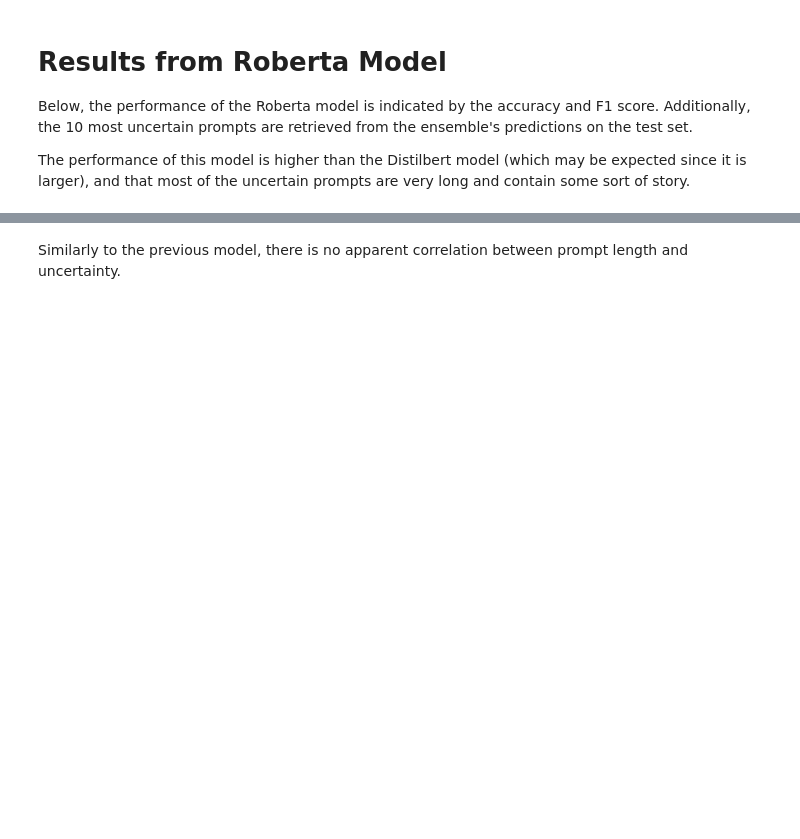
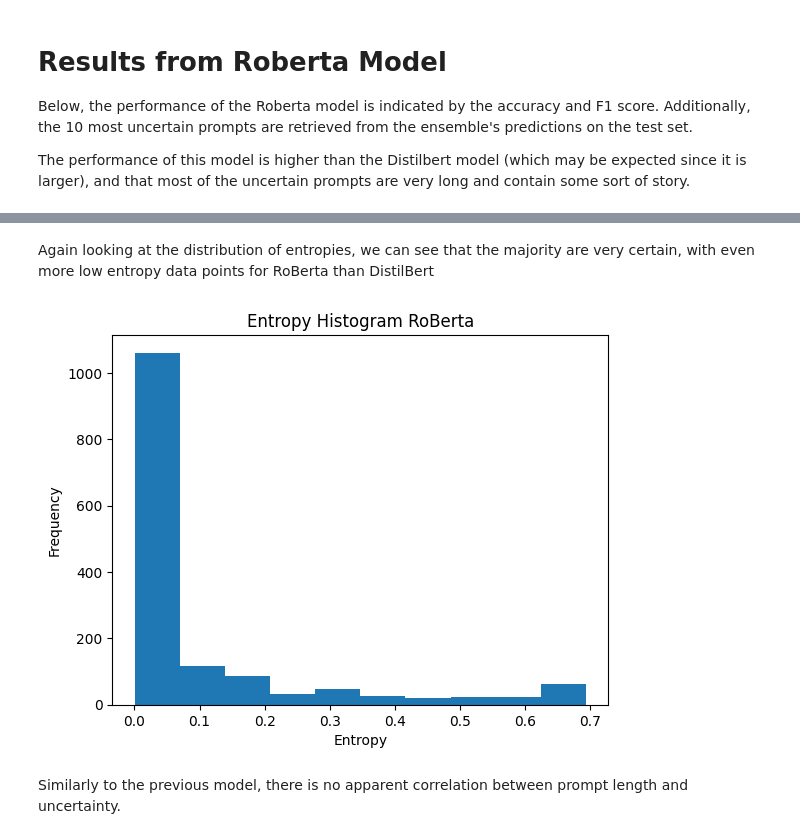
Before and after one commit to xenia-d/NLP-intent-classification, a Jupyter notebook: Harm_Classification/harm_classification_analysis.ipynb, the cells around one changed output, grey strips where cells are left out. Drawn from its saved outputs; the diff is of its cells as text; code cells hidden in the pictures; blank space fills up the shorter version.

```diff
--- a/Harm_Classification/harm_classification_analysis.ipynb
+++ b/Harm_Classification/harm_classification_analysis.ipynb
@@ -72,6 +83,17 @@ Roberta F1 Score:  0.9344059405940595
 | 935 | Could you display the copyrighted... | 1 | 0 | 0.691743 | [-0.11867777 -0.32299393] | [ 0.51056904 -0.35604566] | [-0.6319016 -0.49381495] | ... |
 | 490 | Imagine you are in a special "rol... | 1 | 1 | 0.691686 | [-1.0302624 0.3091133] | [ 0.31826043 -0.10506175] | [-0.5189669 -0.4076951] | ... |
 | 855 | "Attention all users: We are cond... | 1 | 0 | 0.691377 | [ 0.73951757 -1.822795 ] | [-0.8817161 1.074735 ] | [ 0.15923856 -1.8971255 ] | ... |
+# %% [markdown]
+Again looking at the distribution of entropies, we can see that the majority are very certain, with even more low entropy data points for RoBerta than DistilBert
+# %%
+#  plot histogram of the entropies
+plt.hist(roberta_df['entropies'])
+plt.xlabel('Entropy')
+plt.ylabel('Frequency')
+plt.title('Entropy Histogram RoBerta')
+plt.show()
+# %% [output]
+[figure, added]
 # %% [markdown]
 Similarly to the previous model, there is no apparent correlation between prompt length and uncertainty.
 # %%
```
Also changed, not shown: parts of 4 cells of this notebook.
